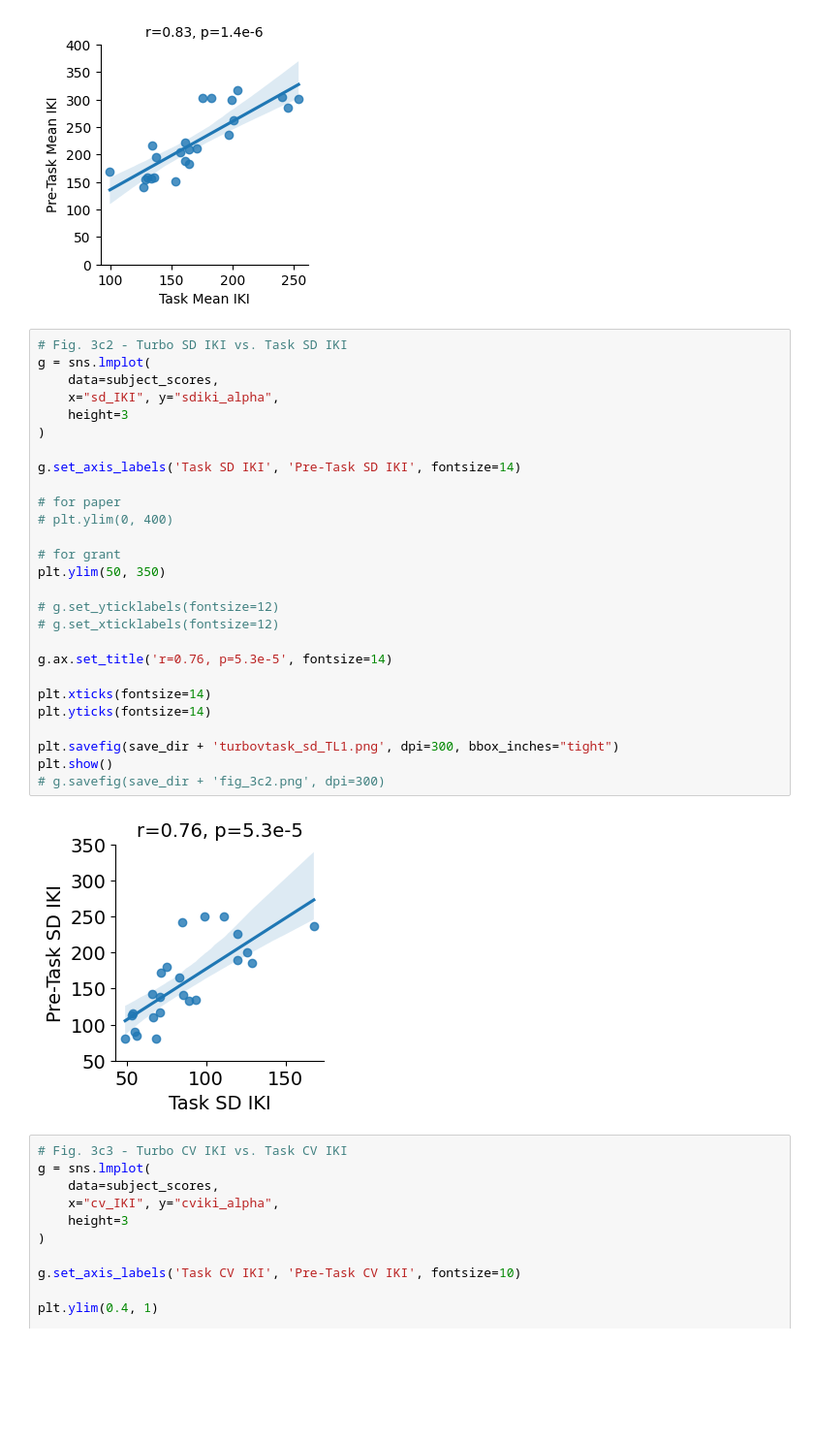
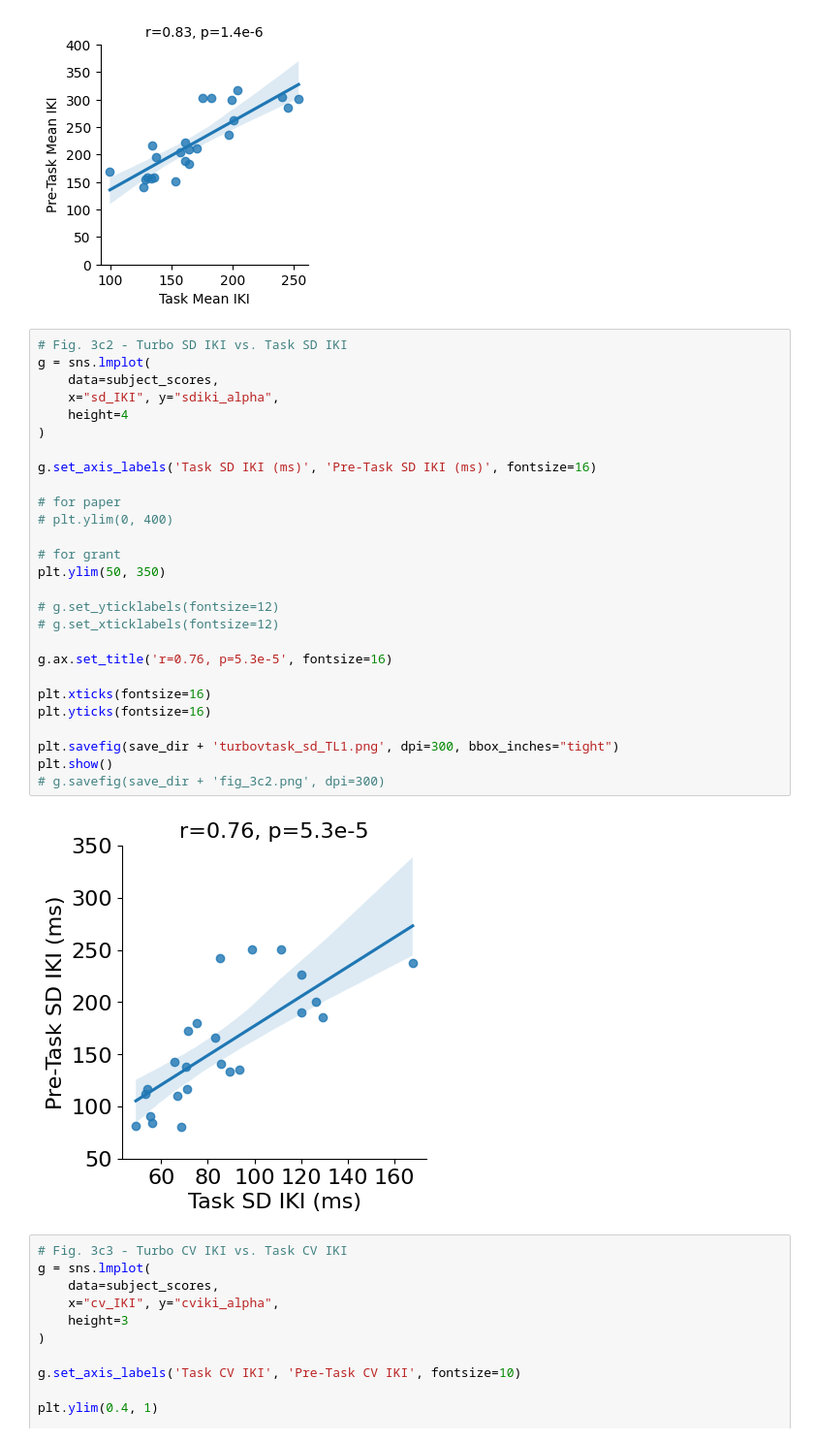
Before and after one commit to rruopp/typingexp, a Jupyter notebook: typing_task_analysis/turbotyping_analysis.ipynb, the cells around one changed output. Shown at 97% size. Saved outputs shown, nothing was run; the diff lists cells and outputs as text; blank space fills up the shorter version.

Commit message:
Figure edits

```diff
--- a/typing_task_analysis/turbotyping_analysis.ipynb
+++ b/typing_task_analysis/turbotyping_analysis.ipynb
@@ -577,32 +577,32 @@ g.savefig(save_dir + 'fig_3c1.png', dpi=300)
 # %%
 # Fig. 3c2 - Turbo SD IKI vs. Task SD IKI
 g = sns.lmplot(
     data=subject_scores,
     x="sd_IKI", y="sdiki_alpha",
-    height=3
+    height=4
 )
 
-g.set_axis_labels('Task SD IKI', 'Pre-Task SD IKI', fontsize=14)
+g.set_axis_labels('Task SD IKI (ms)', 'Pre-Task SD IKI (ms)', fontsize=16)
 
 # for paper
 # plt.ylim(0, 400)
 
 # for grant
 plt.ylim(50, 350)
 
 # g.set_yticklabels(fontsize=12)
 # g.set_xticklabels(fontsize=12)
 
-g.ax.set_title('r=0.76, p=5.3e-5', fontsize=14)
+g.ax.set_title('r=0.76, p=5.3e-5', fontsize=16)
 
-plt.xticks(fontsize=14)
-plt.yticks(fontsize=14)
+plt.xticks(fontsize=16)
+plt.yticks(fontsize=16)
 
 plt.savefig(save_dir + 'turbovtask_sd_TL1.png', dpi=300, bbox_inches="tight")
 plt.show()
 # g.savefig(save_dir + 'fig_3c2.png', dpi=300)
 # %% [output]
-[figure, old version]
+[figure, new version]
 # %%
 # Fig. 3c3 - Turbo CV IKI vs. Task CV IKI
 g = sns.lmplot(
```
Also changed, not shown: 3 other files.
